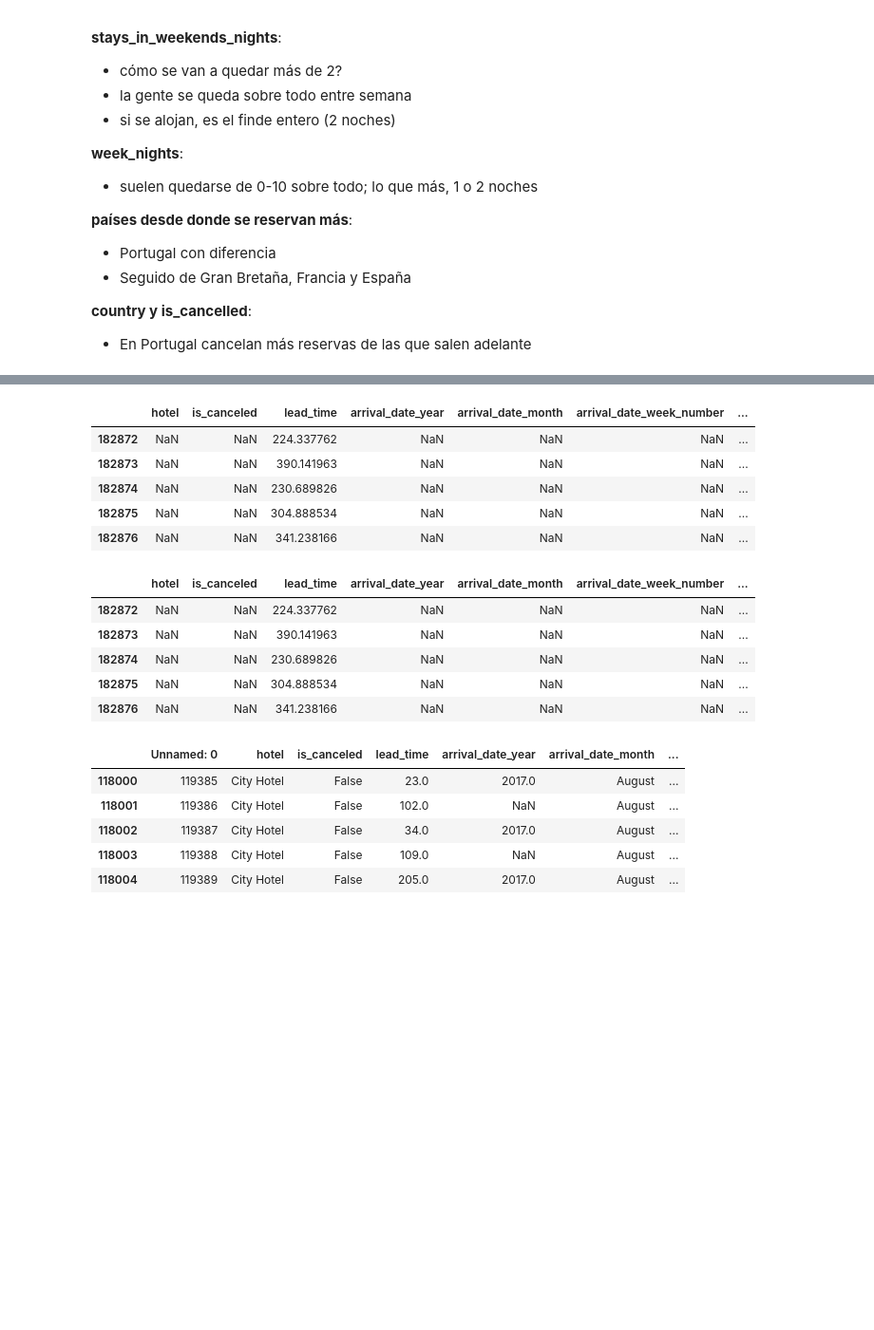
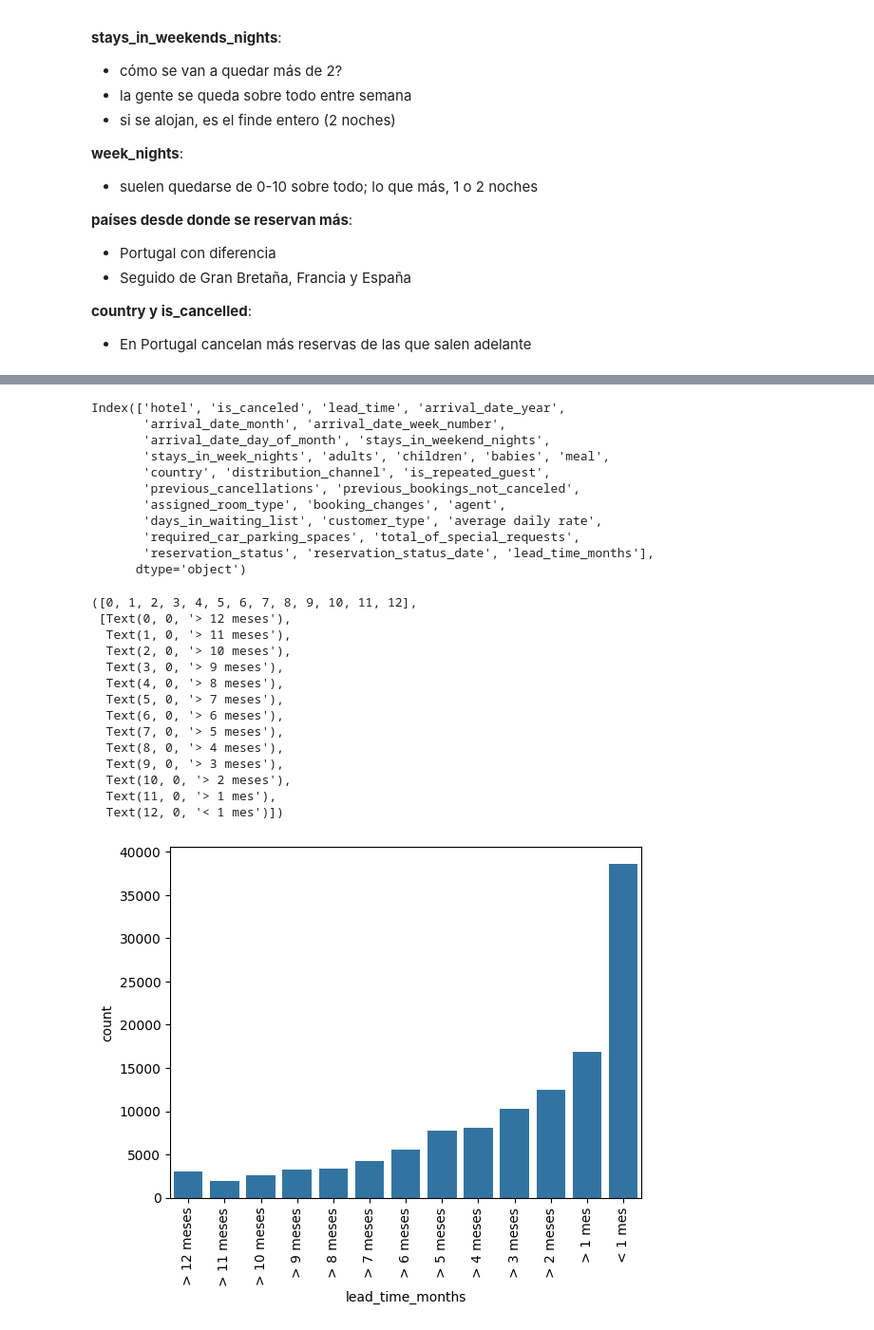
Before and after one commit to icorreald/project-da-promo-g-modulo-4-equipo-1, a Jupyter notebook: notebooks-trabajo/isa.ipynb, the cells around one changed output, grey strips where cells are left out. Shown: that part at 95% size. Saved outputs shown, nothing was run; the diff lists cells and outputs as text; code cells hidden in the pictures; blank space fills up the shorter version.

```diff
--- a/notebooks-trabajo/isa.ipynb
+++ b/notebooks-trabajo/isa.ipynb
@@ -493,6 +493,7 @@ Valor p: 0.0
 # %%
 import pandas as pd
 import numpy as np
+import matplotlib.pyplot as plt
+import seaborn as sns
 
-
-df =pd.read_csv('../df_primera_limpieza.csv')
+df =pd.read_csv('../df_definitivo.csv')
@@ -523,27 +508,48 @@ df3 = pd.read_csv('../files/df_final.csv', index_col=0)
-# %%
-df3.tail()
-# %% [output]
-|  | hotel | is_canceled | lead_time | arrival_date_year | arrival_date_month | arrival_date_week_number | ... |
-| 182872 | NaN | NaN | 224.337762 | NaN | NaN | NaN | ... |
-| 182873 | NaN | NaN | 390.141963 | NaN | NaN | NaN | ... |
-| 182874 | NaN | NaN | 230.689826 | NaN | NaN | NaN | ... |
-| 182875 | NaN | NaN | 304.888534 | NaN | NaN | NaN | ... |
-| 182876 | NaN | NaN | 341.238166 | NaN | NaN | NaN | ... |
-# %%
-df2.tail()
-# %% [output]
-|  | hotel | is_canceled | lead_time | arrival_date_year | arrival_date_month | arrival_date_week_number | ... |
-| 182872 | NaN | NaN | 224.337762 | NaN | NaN | NaN | ... |
-| 182873 | NaN | NaN | 390.141963 | NaN | NaN | NaN | ... |
-| 182874 | NaN | NaN | 230.689826 | NaN | NaN | NaN | ... |
-| 182875 | NaN | NaN | 304.888534 | NaN | NaN | NaN | ... |
-| 182876 | NaN | NaN | 341.238166 | NaN | NaN | NaN | ... |
 # %%
-df.tail()
+df.columns
 # %% [output]
-|  | Unnamed: 0 | hotel | is_canceled | lead_time | arrival_date_year | arrival_date_month | ... |
-| 118000 | 119385 | City Hotel | False | 23.0 | 2017.0 | August | ... |
-| 118001 | 119386 | City Hotel | False | 102.0 | NaN | August | ... |
-| 118002 | 119387 | City Hotel | False | 34.0 | 2017.0 | August | ... |
-| 118003 | 119388 | City Hotel | False | 109.0 | NaN | August | ... |
-| 118004 | 119389 | City Hotel | False | 205.0 | 2017.0 | August | ... |
+Index(['hotel', 'is_canceled', 'lead_time', 'arrival_date_year',
+       'arrival_date_month', 'arrival_date_week_number',
+       'arrival_date_day_of_month', 'stays_in_weekend_nights',
+       'stays_in_week_nights', 'adults', 'children', 'babies', 'meal',
+       'country', 'distribution_channel', 'is_repeated_guest',
+       'previous_cancellations', 'previous_bookings_not_canceled',
+       'assigned_room_type', 'booking_changes', 'agent',
+       'days_in_waiting_list', 'customer_type', 'average daily rate',
+       'required_car_parking_spaces', 'total_of_special_requests',
+       'reservation_status', 'reservation_status_date', 'lead_time_months'],
+      dtype='object')
+# %%
+sns.countplot(x='lead_time_months', data=df, order=[
+    '> 12 meses',
+    '> 11 meses',
+    '> 10 meses',
+    '> 9 meses',
+    '> 8 meses',
+    '> 7 meses',
+    '> 6 meses',
+    '> 5 meses',
+    '> 4 meses',
+    '> 3 meses',
+    '> 2 meses',
+    '> 1 mes',
+    '< 1 mes'
+])
+
+plt.xticks(rotation = 90)
+# %% [output]
+([0, 1, 2, 3, 4, 5, 6, 7, 8, 9, 10, 11, 12],
+ [Text(0, 0, '> 12 meses'),
+  Text(1, 0, '> 11 meses'),
+  Text(2, 0, '> 10 meses'),
+  Text(3, 0, '> 9 meses'),
+  Text(4, 0, '> 8 meses'),
+  Text(5, 0, '> 7 meses'),
+  Text(6, 0, '> 6 meses'),
+  Text(7, 0, '> 5 meses'),
+  Text(8, 0, '> 4 meses'),
+  Text(9, 0, '> 3 meses'),
+  Text(10, 0, '> 2 meses'),
+  Text(11, 0, '> 1 mes'),
+  Text(12, 0, '< 1 mes')])
+[figure, added]
```
Also changed, not shown: parts of 4 cells of this notebook, 3 other files.
